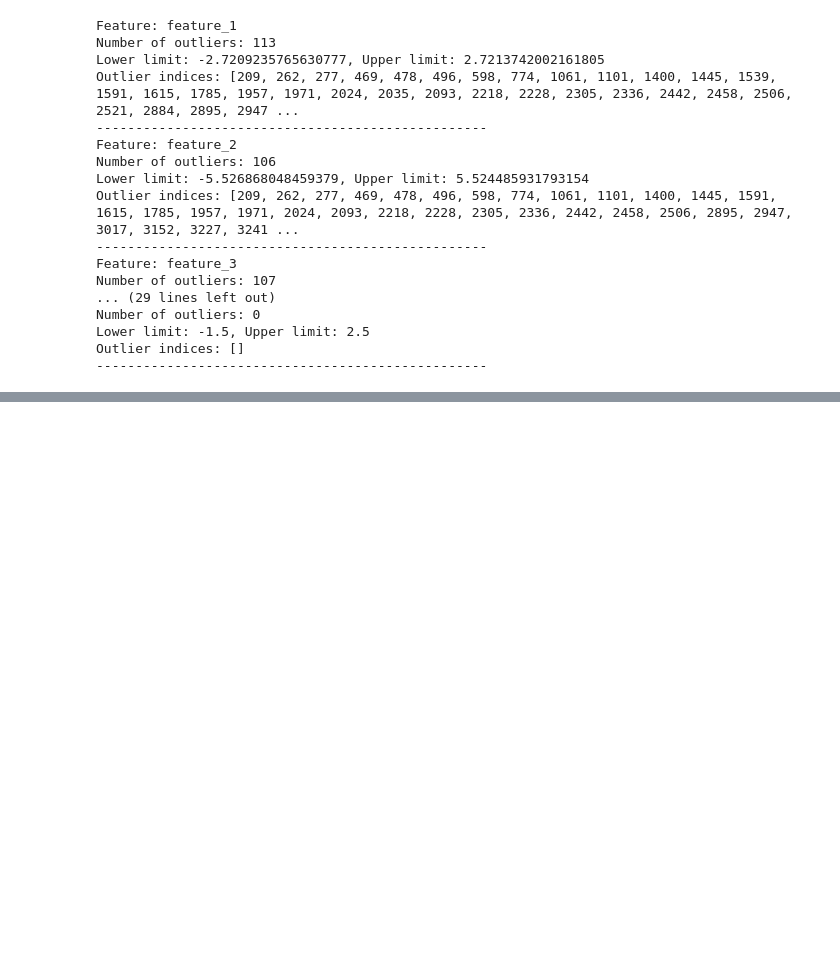
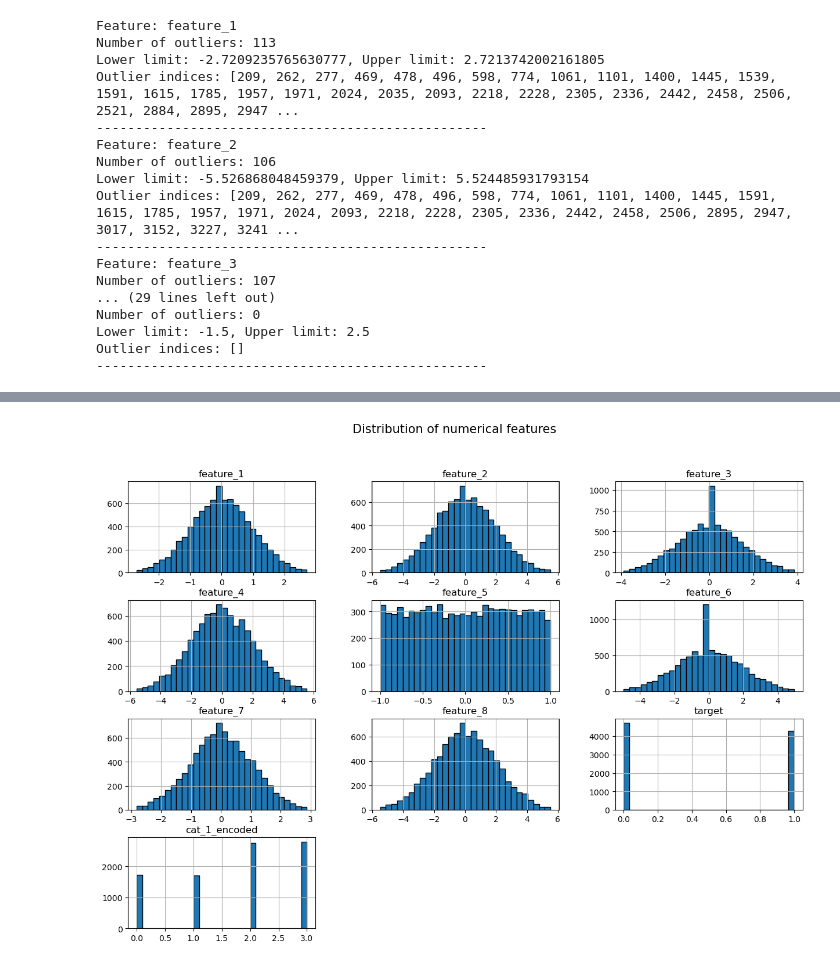
Before and after one commit to Montasir00/Ml_final_project, a Jupyter notebook: Final_Project.ipynb, the cells around one changed output, grey strips where cells are left out. Saved outputs shown, nothing was run; the diff lists cells and outputs as text; code cells hidden in the pictures; blank space fills up the shorter version.

```diff
--- a/Final_Project.ipynb
+++ b/Final_Project.ipynb
@@ -292,0 +373,17 @@ Outlier indices: []
+# %%
+# Making a copy of the dataset to avoid changing the original data
+df_stage2 = df_stage1.copy()
+label_encoder = LabelEncoder()
+label_encoder = LabelEncoder()
+df_stage2['cat_1_encoded'] = label_encoder.fit_transform(df_stage2['category_1'])
+# One-Hot Encoding for category_2 (nominal)
+df_one_hot = pd.get_dummies(df_stage2['category_2'])
+
+# Combine the original dataframe with the one-hot encoded dataframe
+df_stage2 = pd.concat([df_stage2, df_one_hot], axis=1)
+
+# Drop the original category_2 column if no longer needed
+df_stage2.drop(columns=['category_1', 'category_2'], inplace=True)
+
+# Display the final dataframe
+df_stage2.head()
@@ -292,0 +397,12 @@ Outlier indices: []
+# %%
+print(f'Before changing column names:\n {df_stage2.columns}')
+
+# Renaming columns
+df_stage2.rename(columns={
+    'Region A': 'region_A',
+    'Region B': 'region_B',
+    'Region C': 'region_C'
+}, inplace=True)
+
+# Verify column names
+print(f'After changing column names:\n {df_stage2.columns}')
@@ -292,0 +420,6 @@ Outlier indices: []
+# %%
+df_stage2.hist(bins = 30, figsize=(15,10), edgecolor = 'black')
+plt.suptitle("Distribution of numerical features", fontsize = 15)
+plt.show()
+# %% [output]
+[figure, added]
```
Also changed, not shown: parts of 15 cells of this notebook.
